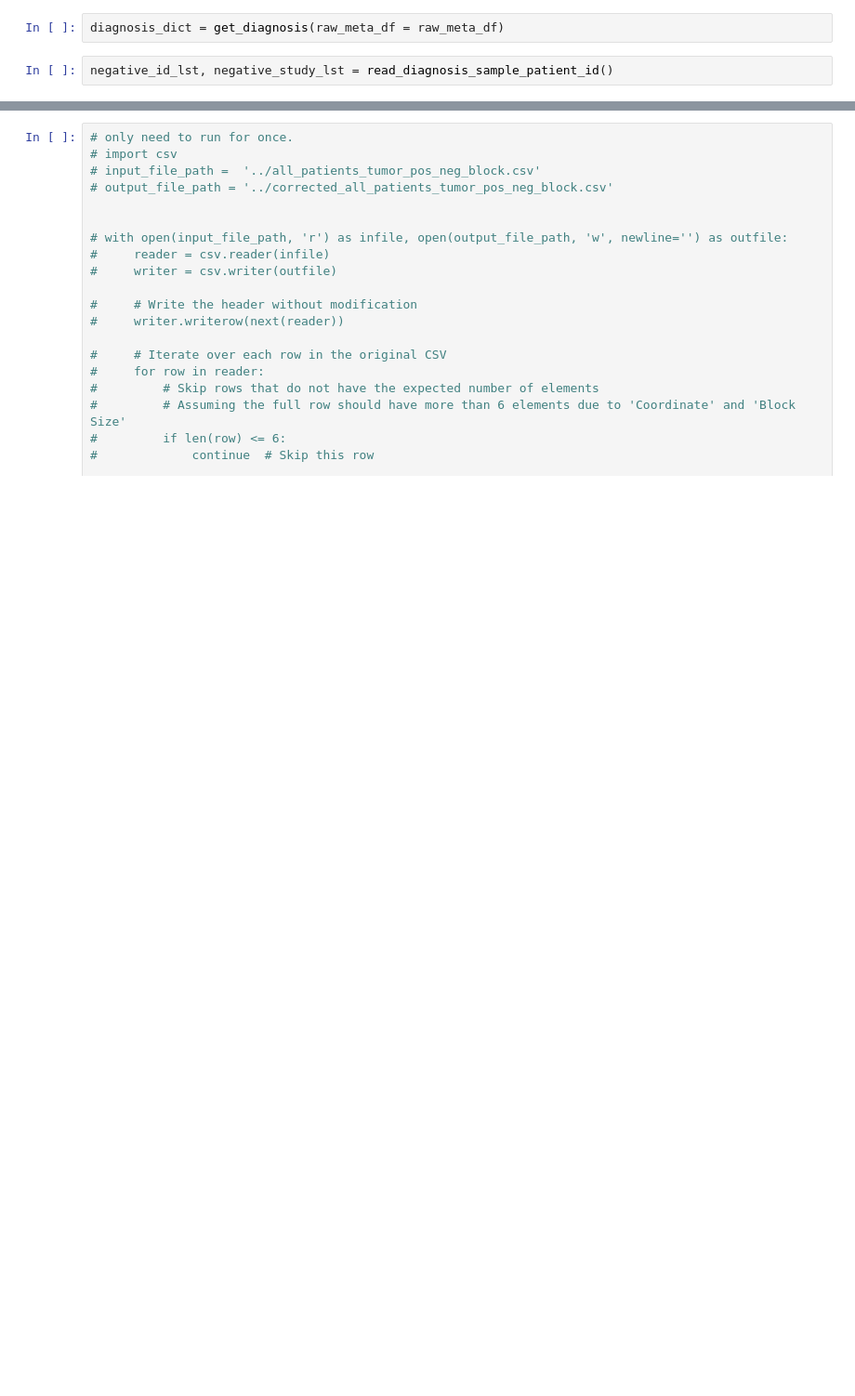
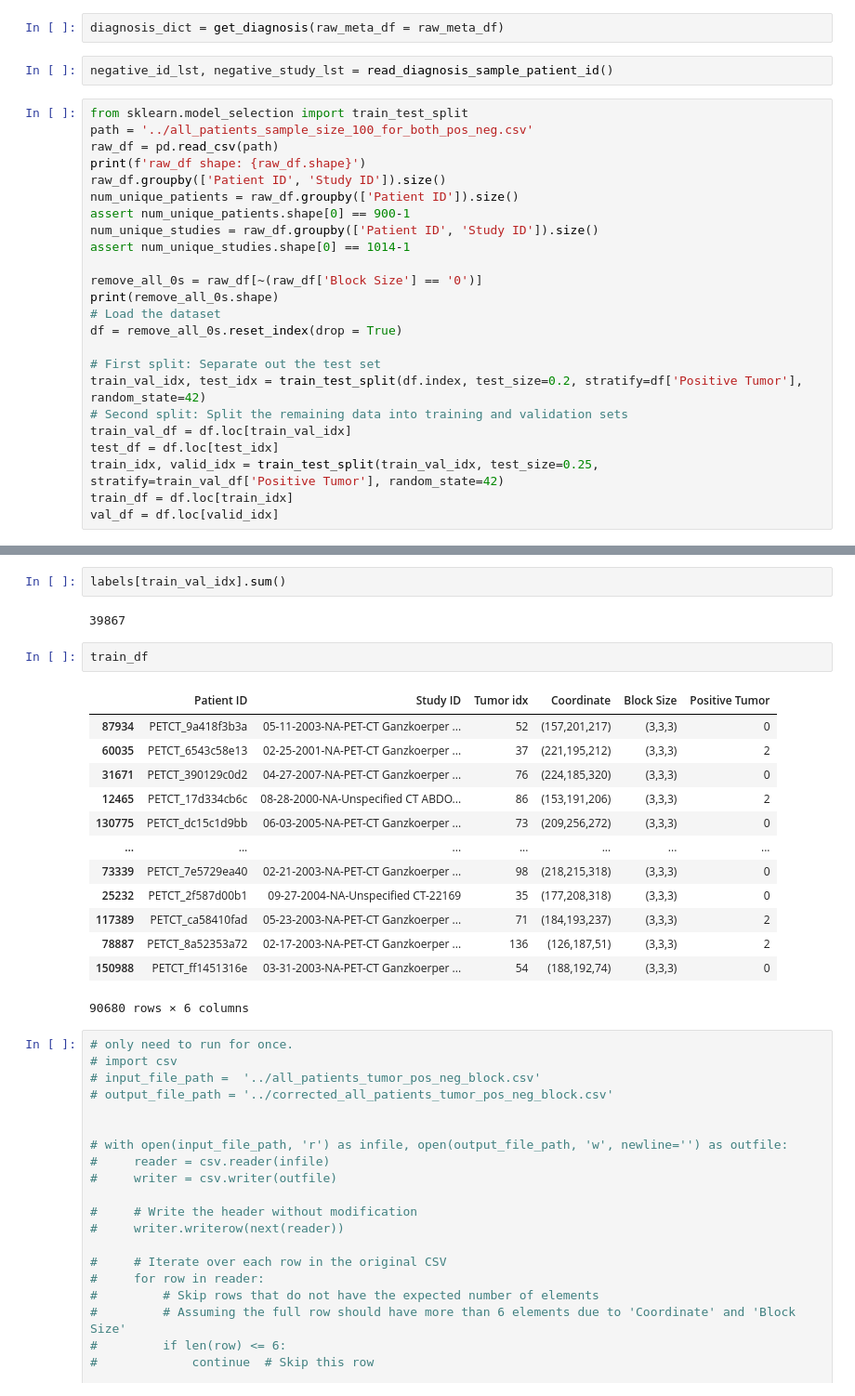
Before and after one commit to WenyuanChen1326/IBM_Tumor_Project, a Jupyter notebook: Data_Preprocess/process_tumor_block_csv.ipynb, the cells around one changed output, grey strips where cells are left out. Shown at 93% size. Cells and saved outputs as stored; diff of their text form; blank space fills up the shorter version.

Commit message:
with random stuff

```diff
--- a/Data_Preprocess/process_tumor_block_csv.ipynb
+++ b/Data_Preprocess/process_tumor_block_csv.ipynb
@@ -59,3 +59,27 @@ Number of patients that have more than 1 diagnosis: 30
 diagnosis_dict = get_diagnosis(raw_meta_df = raw_meta_df)
 # %%
 negative_id_lst, negative_study_lst = read_diagnosis_sample_patient_id()
+# %%
+from sklearn.model_selection import train_test_split
+path = '../all_patients_sample_size_100_for_both_pos_neg.csv'
+raw_df = pd.read_csv(path)
+print(f'raw_df shape: {raw_df.shape}')
+raw_df.groupby(['Patient ID', 'Study ID']).size()
+num_unique_patients = raw_df.groupby(['Patient ID']).size()
+assert num_unique_patients.shape[0] == 900-1
+num_unique_studies = raw_df.groupby(['Patient ID', 'Study ID']).size()
+assert num_unique_studies.shape[0] == 1014-1
+
+remove_all_0s = raw_df[~(raw_df['Block Size'] == '0')]
+print(remove_all_0s.shape)
+# Load the dataset
+df = remove_all_0s.reset_index(drop = True)
+
+# First split: Separate out the test set
+train_val_idx, test_idx = train_test_split(df.index, test_size=0.2, stratify=df['Positive Tumor'], random_state=42)
+# Second split: Split the remaining data into training and validation sets
+train_val_df = df.loc[train_val_idx]
+test_df = df.loc[test_idx]
+train_idx, valid_idx = train_test_split(train_val_idx, test_size=0.25, stratify=train_val_df['Positive Tumor'], random_state=42)
+train_df = df.loc[train_idx]
+val_df = df.loc[valid_idx]
@@ -62,3 +97,23 @@ negative_id_lst, negative_study_lst = read_diagnosis_sample_patient_id()
+# %%
+labels[train_val_idx].sum()
+# %% [output]
+39867
+# %%
+train_df
+# %% [output]
+|  | Patient ID | Study ID | Tumor idx | Coordinate | Block Size | Positive Tumor |
+| 87934 | PETCT_9a418f3b3a | 05-11-2003-NA-PET-CT Ganzkoerper ... | 52 | (157,201,217) | (3,3,3) | 0 |
+| 60035 | PETCT_6543c58e13 | 02-25-2001-NA-PET-CT Ganzkoerper ... | 37 | (221,195,212) | (3,3,3) | 2 |
+| 31671 | PETCT_390129c0d2 | 04-27-2007-NA-PET-CT Ganzkoerper ... | 76 | (224,185,320) | (3,3,3) | 0 |
+| 12465 | PETCT_17d334cb6c | 08-28-2000-NA-Unspecified CT ABDO... | 86 | (153,191,206) | (3,3,3) | 2 |
+| 130775 | PETCT_dc15c1d9bb | 06-03-2005-NA-PET-CT Ganzkoerper ... | 73 | (209,256,272) | (3,3,3) | 0 |
+| ... | ... | ... | ... | ... | ... | ... |
+| 73339 | PETCT_7e5729ea40 | 02-21-2003-NA-PET-CT Ganzkoerper ... | 98 | (218,215,318) | (3,3,3) | 0 |
+| 25232 | PETCT_2f587d00b1 | 09-27-2004-NA-Unspecified CT-22169 | 35 | (177,208,318) | (3,3,3) | 0 |
+| 117389 | PETCT_ca58410fad | 05-23-2003-NA-PET-CT Ganzkoerper ... | 71 | (184,193,237) | (3,3,3) | 2 |
+| 78887 | PETCT_8a52353a72 | 02-17-2003-NA-PET-CT Ganzkoerper ... | 136 | (126,187,51) | (3,3,3) | 2 |
+| 150988 | PETCT_ff1451316e | 03-31-2003-NA-PET-CT Ganzkoerper ... | 54 | (188,192,74) | (3,3,3) | 0 |
+90680 rows × 6 columns
 # %%
 # only need to run for once.
 # import csv
```
Also changed, not shown: parts of 2 cells of this notebook, 4 other files.
